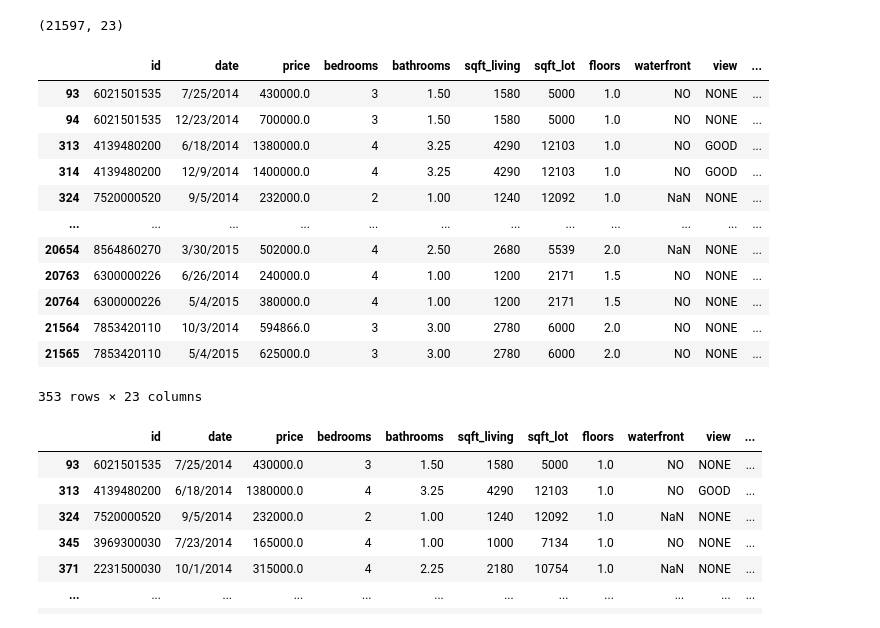
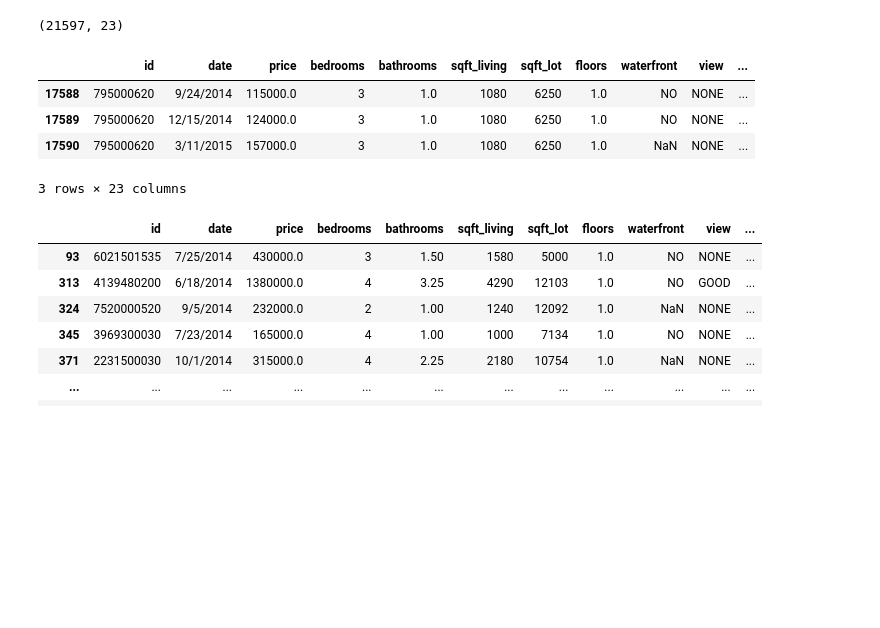
Before and after one commit to hanis-z/King-County-Millenial-homeowner-program, a Jupyter notebook: individualNotebooks/Kyle notebook.ipynb, the cells around one changed output. Drawn from its saved outputs; the diff is of its cells as text; code cells hidden in the pictures; blank space fills up the shorter version.

```diff
--- a/individualNotebooks/Kyle notebook.ipynb
+++ b/individualNotebooks/Kyle notebook.ipynb
@@ -254,21 +254,13 @@ df.shape
 (21597, 23)
 # %%
 duplicated_df = df.loc[df.id.duplicated(keep=False), :] #keeping all duplicated id
-duplicated_df
+duplicated_df.loc[duplicated_df['id'] == 795000620] #checking out the duplicated 3 times
 # %% [output]
 |  | id | date | price | bedrooms | bathrooms | sqft_living | sqft_lot | floors | waterfront | view | ... |
-| 93 | 6021501535 | 7/25/2014 | 430000.0 | 3 | 1.50 | 1580 | 5000 | 1.0 | NO | NONE | ... |
-| 94 | 6021501535 | 12/23/2014 | 700000.0 | 3 | 1.50 | 1580 | 5000 | 1.0 | NO | NONE | ... |
-| 313 | 4139480200 | 6/18/2014 | 1380000.0 | 4 | 3.25 | 4290 | 12103 | 1.0 | NO | GOOD | ... |
-| 314 | 4139480200 | 12/9/2014 | 1400000.0 | 4 | 3.25 | 4290 | 12103 | 1.0 | NO | GOOD | ... |
-| 324 | 7520000520 | 9/5/2014 | 232000.0 | 2 | 1.00 | 1240 | 12092 | 1.0 | NaN | NONE | ... |
-| ... | ... | ... | ... | ... | ... | ... | ... | ... | ... | ... | ... |
-| 20654 | 8564860270 | 3/30/2015 | 502000.0 | 4 | 2.50 | 2680 | 5539 | 2.0 | NaN | NONE | ... |
-| 20763 | 6300000226 | 6/26/2014 | 240000.0 | 4 | 1.00 | 1200 | 2171 | 1.5 | NO | NONE | ... |
-| 20764 | 6300000226 | 5/4/2015 | 380000.0 | 4 | 1.00 | 1200 | 2171 | 1.5 | NO | NONE | ... |
-| 21564 | 7853420110 | 10/3/2014 | 594866.0 | 3 | 3.00 | 2780 | 6000 | 2.0 | NO | NONE | ... |
-| 21565 | 7853420110 | 5/4/2015 | 625000.0 | 3 | 3.00 | 2780 | 6000 | 2.0 | NO | NONE | ... |
+| 17588 | 795000620 | 9/24/2014 | 115000.0 | 3 | 1.0 | 1080 | 6250 | 1.0 | NO | NONE | ... |
+| 17589 | 795000620 | 12/15/2014 | 124000.0 | 3 | 1.0 | 1080 | 6250 | 1.0 | NO | NONE | ... |
+| 17590 | 795000620 | 3/11/2015 | 157000.0 | 3 | 1.0 | 1080 | 6250 | 1.0 | NaN | NONE | ... |
-353 rows × 23 columns
+3 rows × 23 columns
 # %%
 last_duplicated_df = df.loc[df.id.duplicated(keep='first'), :] #House info before resale
 first_duplicated_df = df.loc[df.id.duplicated(keep='last'), :] #house after resale
```
Also changed, not shown: parts of 6 cells of this notebook.
